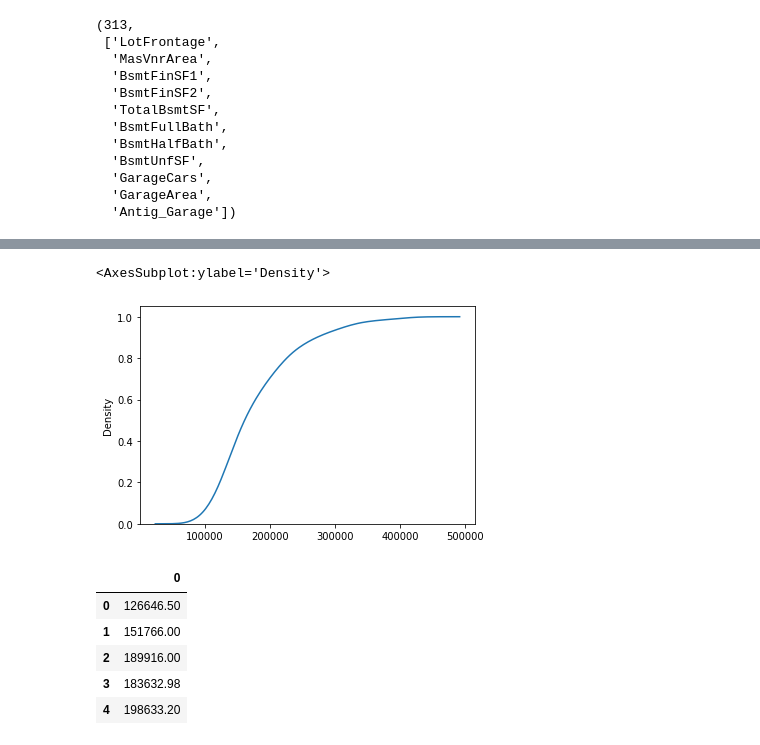
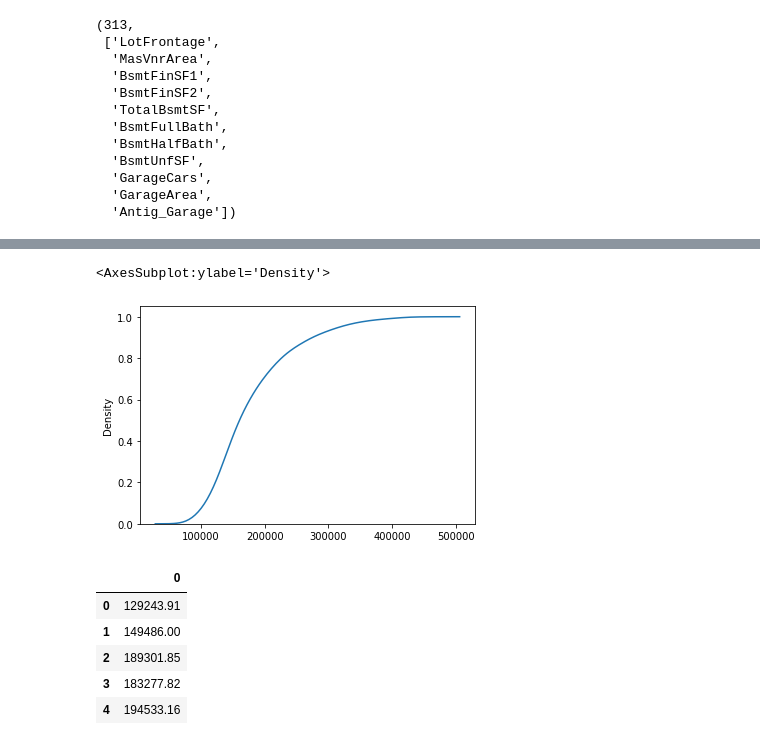
Before and after one commit to OsvaldoSan/Cuadernos_ML, a Jupyter notebook: Kaggle/Housing Prices.ipynb, the cells around one changed output, grey strips where cells are left out. Drawn from its saved outputs; the diff is of its cells as text; code cells hidden in the pictures.

```diff
--- a/Kaggle/home_prices/Housing Prices.ipynb
+++ b/Kaggle/Housing Prices.ipynb
@@ -598,0 +617,2 @@ sns.distplot(yv,hist=False,kde_kws={'cumulative':True})
+# %%
+tr,te=cross_val_kf(kf,X,y,bosque)
@@ -598,0 +637,3 @@ sns.distplot(yv,hist=False,kde_kws={'cumulative':True})
+# %%
+Xt,yt,Xv,yv=X.iloc[tr],y[tr],X.iloc[te],y[te]
+bosque.fit(Xt,yt)
@@ -599,7 +646,7 @@ sns.distplot(yv,hist=False,kde_kws={'cumulative':True})
 # %% [markdown]
 # Test
 # %%
-filetest='datos/test.csv'
+filetest='/home/oszwaldo/Documentos/Datos/housing_price/test.csv'
 test=pd.read_csv(filetest)
 len(test)
 # %% [output]
@@ -708,18 +757,20 @@ len(Xi)
+# %%
+modelo=bosque
 # %%
-sns.distplot(bosque.predict(Xi),hist=False,kde_kws={'cumulative':True})
+sns.distplot(modelo.predict(Xi),hist=False,kde_kws={'cumulative':True})
 # %% [output]
 <AxesSubplot:ylabel='Density'>
-[figure, old version]
+[figure, new version]
 # %%
-prediccion=pd.DataFrame(bosque.predict(Xi))
+prediccion=pd.DataFrame(modelo.predict(Xi))
 prediccion.head()
 # %% [output]
 |  | 0 |
-| 0 | 126646.50 |
-| 1 | 151766.00 |
-| 2 | 189916.00 |
-| 3 | 183632.98 |
-| 4 | 198633.20 |
+| 0 | 129243.91 |
+| 1 | 149486.00 |
+| 2 | 189301.85 |
+| 3 | 183277.82 |
+| 4 | 194533.16 |
 # %%
 prediccion=prediccion.assign(Id=test[id_].values)
 prediccion.head()
```
Also changed, not shown: parts of 41 cells of this notebook, 5 other files.
